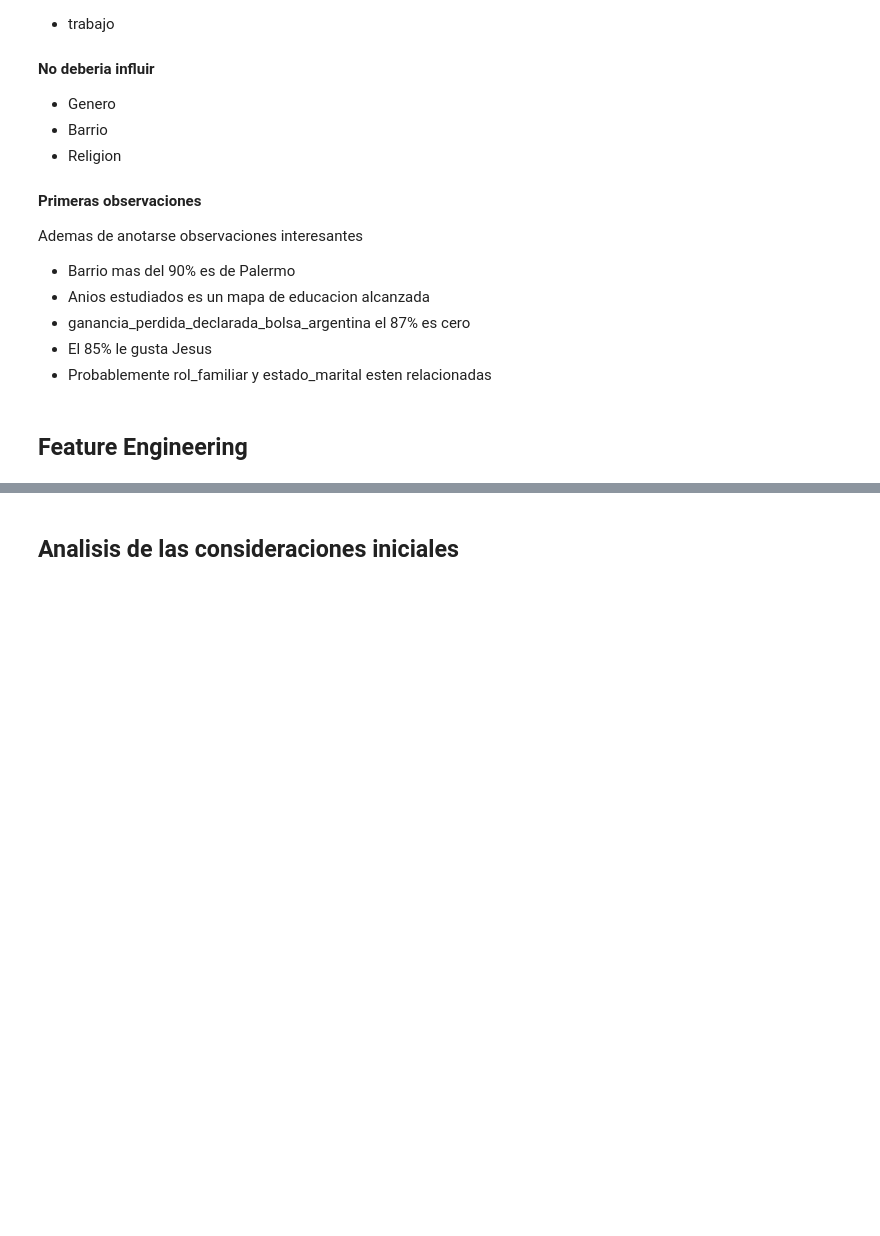
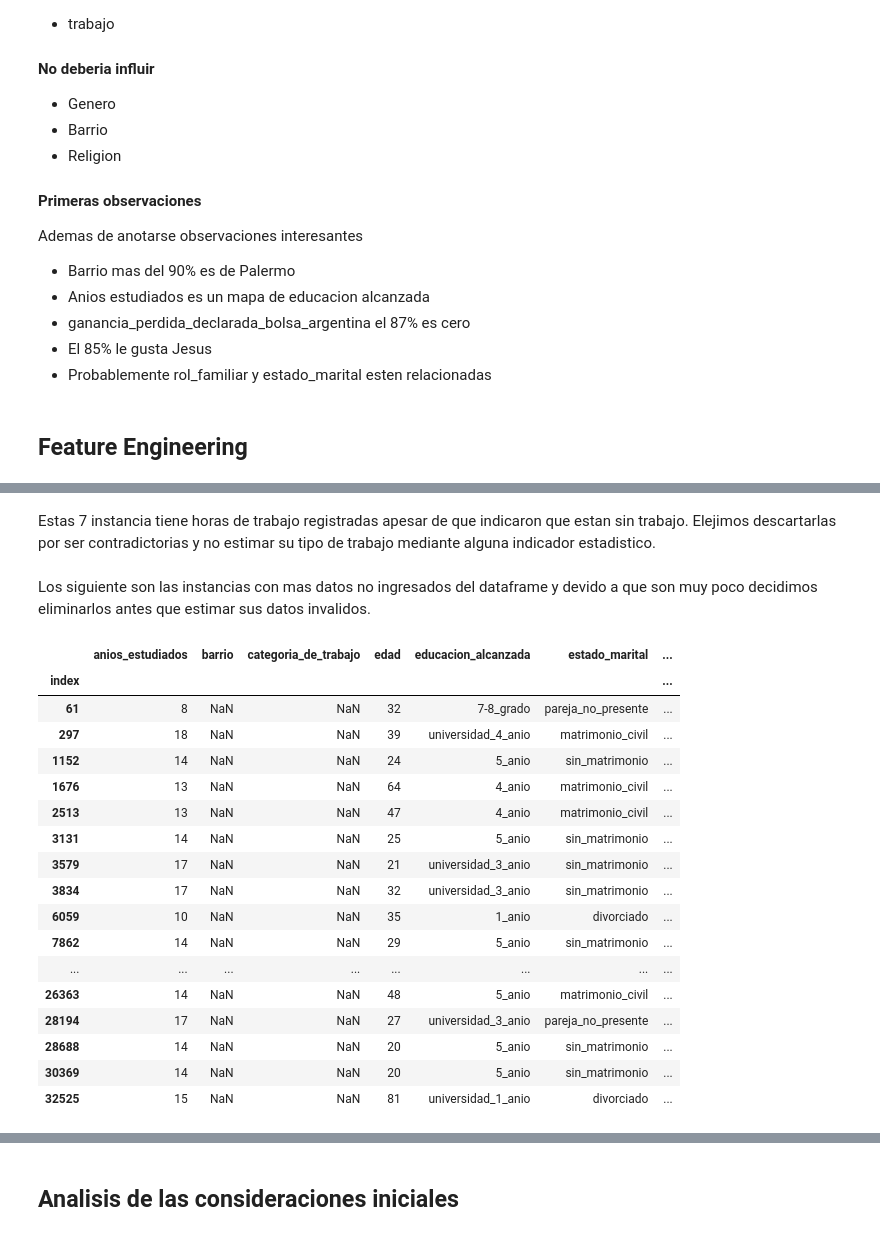
Before and after one commit to SantiValdezUlzurrun/TP-2021-1C-Organizacion-de-datos, a Jupyter notebook: TP.ipynb, the cells around one changed output, grey strips where cells are left out. Saved outputs shown, nothing was run; the diff lists cells and outputs as text; code cells hidden in the pictures; blank space fills up the shorter version.

```diff
--- a/TP.ipynb
+++ b/TP.ipynb
@@ -40,0 +48,14 @@ report
+# %%
+import numpy as np
+def f(x, n):
+    acum = 0
+    for i in range(len(x)):
+        if x[i]:
+            acum += 1
+    return n < acum
+
+
+l = [f(x, 0) for x in df[df['trabajo'].isna() != df['categoria_de_trabajo'].isna()].isna().to_numpy()]
+
+df1= df[df['trabajo'].isna() != df['categoria_de_trabajo'].isna()].reset_index()[l].set_index('index')
+df1
@@ -40,0 +72,2 @@ report
+# %% [markdown]
+Estas 7 instancia tiene horas de trabajo registradas apesar de que indicaron que estan sin trabajo. Elejimos descartarlas por ser contradictorias y no estimar su tipo de trabajo mediante alguna indicador estadistico.
@@ -40,0 +76,35 @@ report
+# %% [markdown]
+Los siguiente son las instancias con mas datos no ingresados del dataframe y devido a que son muy poco decidimos eliminarlos antes que estimar sus datos invalidos.
+# %%
+import numpy as np
+def f(x, n):
+    acum = 0
+    for i in range(len(x)):
+        if x[i]:
+            acum += 1
+    return n < acum
+
+
+l = [f(x, 2) for x in df.isna().to_numpy()]
+
+df2= df.reset_index()[l].set_index('index')
+df2
+# %% [output]
+|  | anios_estudiados | barrio | categoria_de_trabajo | edad | educacion_alcanzada | estado_marital | ... |
+| index |  |  |  |  |  |  | ... |
+| 61 | 8 | NaN | NaN | 32 | 7-8_grado | pareja_no_presente | ... |
+| 297 | 18 | NaN | NaN | 39 | universidad_4_anio | matrimonio_civil | ... |
+| 1152 | 14 | NaN | NaN | 24 | 5_anio | sin_matrimonio | ... |
+| 1676 | 13 | NaN | NaN | 64 | 4_anio | matrimonio_civil | ... |
+| 2513 | 13 | NaN | NaN | 47 | 4_anio | matrimonio_civil | ... |
+| 3131 | 14 | NaN | NaN | 25 | 5_anio | sin_matrimonio | ... |
+| 3579 | 17 | NaN | NaN | 21 | universidad_3_anio | sin_matrimonio | ... |
+| 3834 | 17 | NaN | NaN | 32 | universidad_3_anio | sin_matrimonio | ... |
+| 6059 | 10 | NaN | NaN | 35 | 1_anio | divorciado | ... |
+| 7862 | 14 | NaN | NaN | 29 | 5_anio | sin_matrimonio | ... |
+| ... | ... | ... | ... | ... | ... | ... | ... |
+| 26363 | 14 | NaN | NaN | 48 | 5_anio | matrimonio_civil | ... |
+| 28194 | 17 | NaN | NaN | 27 | universidad_3_anio | pareja_no_presente | ... |
+| 28688 | 14 | NaN | NaN | 20 | 5_anio | sin_matrimonio | ... |
+| 30369 | 14 | NaN | NaN | 20 | 5_anio | sin_matrimonio | ... |
+| 32525 | 15 | NaN | NaN | 81 | universidad_1_anio | divorciado | ... |
```
Also changed, not shown: parts of 25 cells of this notebook, 1 other file.
